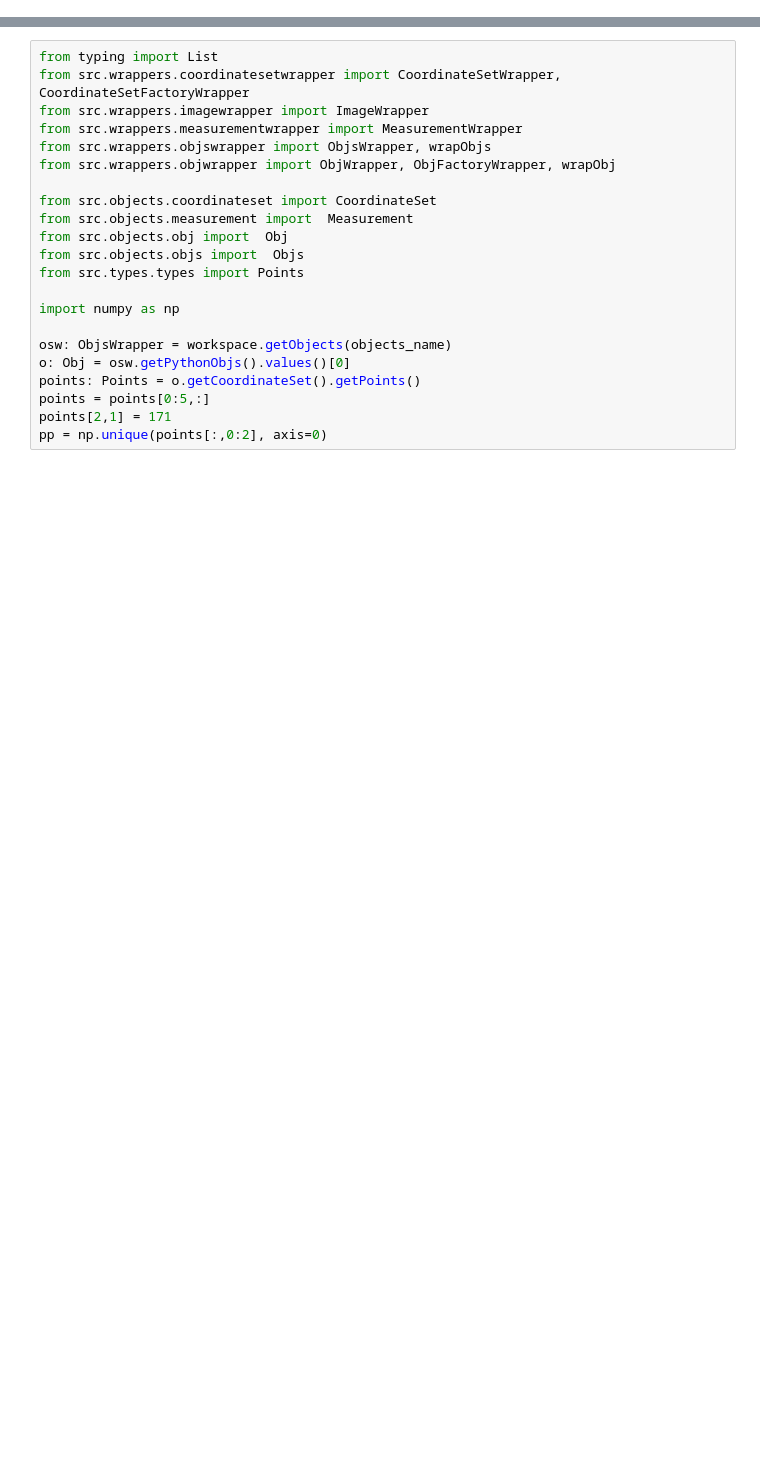
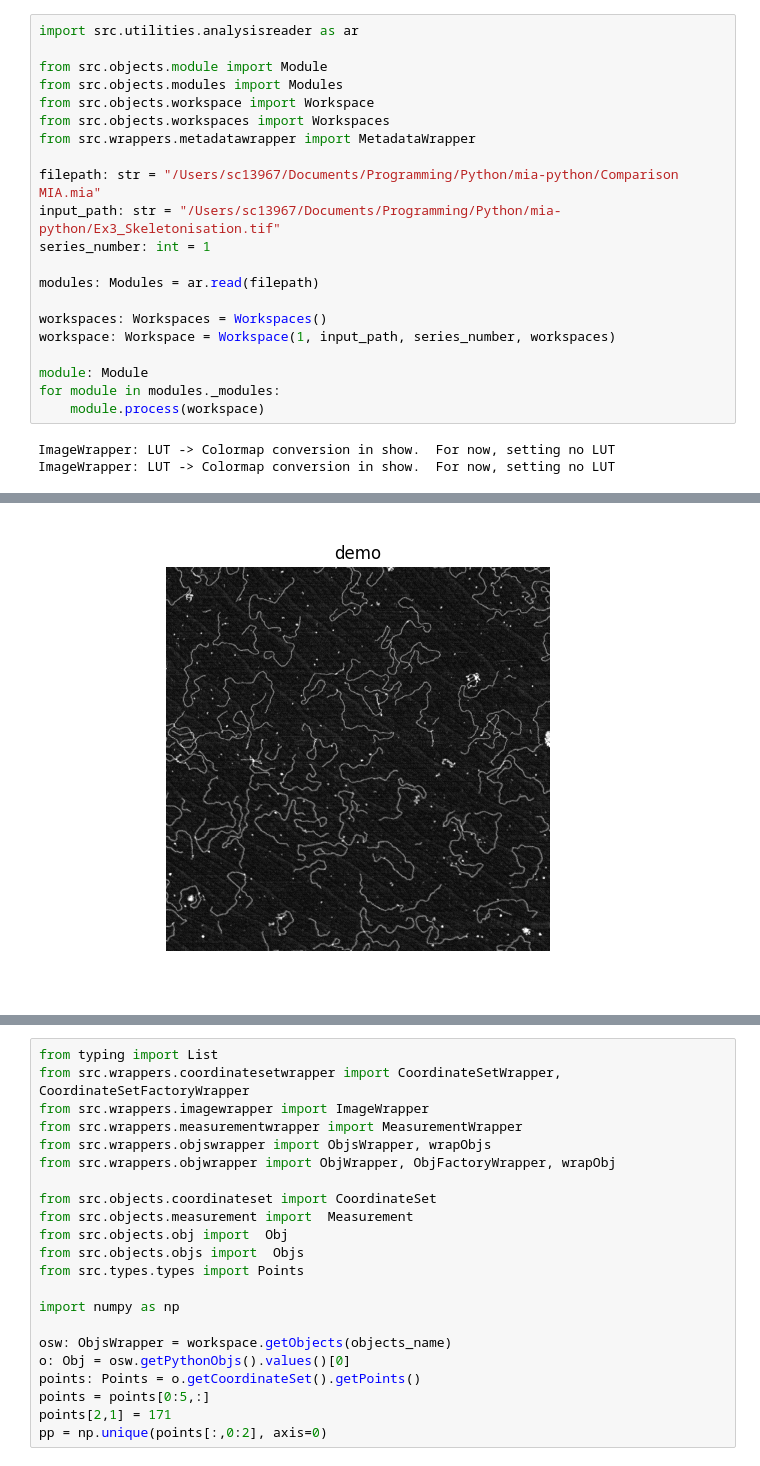
Before and after one commit to mianalysis/mia-python, a Jupyter notebook: Demo.ipynb, the cells around one changed output, grey strips where cells are left out. Drawn from its saved outputs; the diff is of its cells as text; blank space fills up the shorter version.

```diff
--- a/Demo.ipynb
+++ b/Demo.ipynb
@@ -9,3 +11,27 @@ ij = imagej.init(['io.github.mianalysis:mia-plugin:2.0.0-SNAPSHOT'])
 # %% [output]
 [INFO] Overriding MIA; identifier: command:io.github.mianalysis.mia.MIA_; jar: file:/Users/sc13967/.jgo/io.github.mianalysis/mia-plugin/2.0.0-SNAPSHOT/d2fe3ba7f0550a523403e0d047b1788b5d374c2a09c72a0b8 ...
 [INFO] Overriding MIA (headless); identifier: command:io.github.mianalysis.mia.MIAHeadless; jar: file:/Users/sc13967/.jgo/io.github.mianalysis/mia-plugin/2.0.0-SNAPSHOT/d2fe3ba7f0550a523403e0d047b1788 ...
+# %%
+import src.utilities.analysisreader as ar
+
+from src.objects.module import Module
+from src.objects.modules import Modules
+from src.objects.workspace import Workspace
+from src.objects.workspaces import Workspaces
+from src.wrappers.metadatawrapper import MetadataWrapper
+
+filepath: str = "/Users/sc13967/Documents/Programming/Python/mia-python/Comparison MIA.mia"
+input_path: str = "/Users/sc13967/Documents/Programming/Python/mia-python/Ex3_Skeletonisation.tif"
+series_number: int = 1
+
+modules: Modules = ar.read(filepath)
+
+workspaces: Workspaces = Workspaces()
+workspace: Workspace = Workspace(1, input_path, series_number, workspaces)
+
+module: Module
+for module in modules._modules:
+    module.process(workspace)
+# %% [output]
+ImageWrapper: LUT -> Colormap conversion in show.  For now, setting no LUT
+ImageWrapper: LUT -> Colormap conversion in show.  For now, setting no LUT
@@ -11,0 +55 @@ ij = imagej.init(['io.github.mianalysis:mia-plugin:2.0.0-SNAPSHOT'])
+[figure, added]
```
Also changed, not shown: parts of 6 cells of this notebook, 13 other files.
